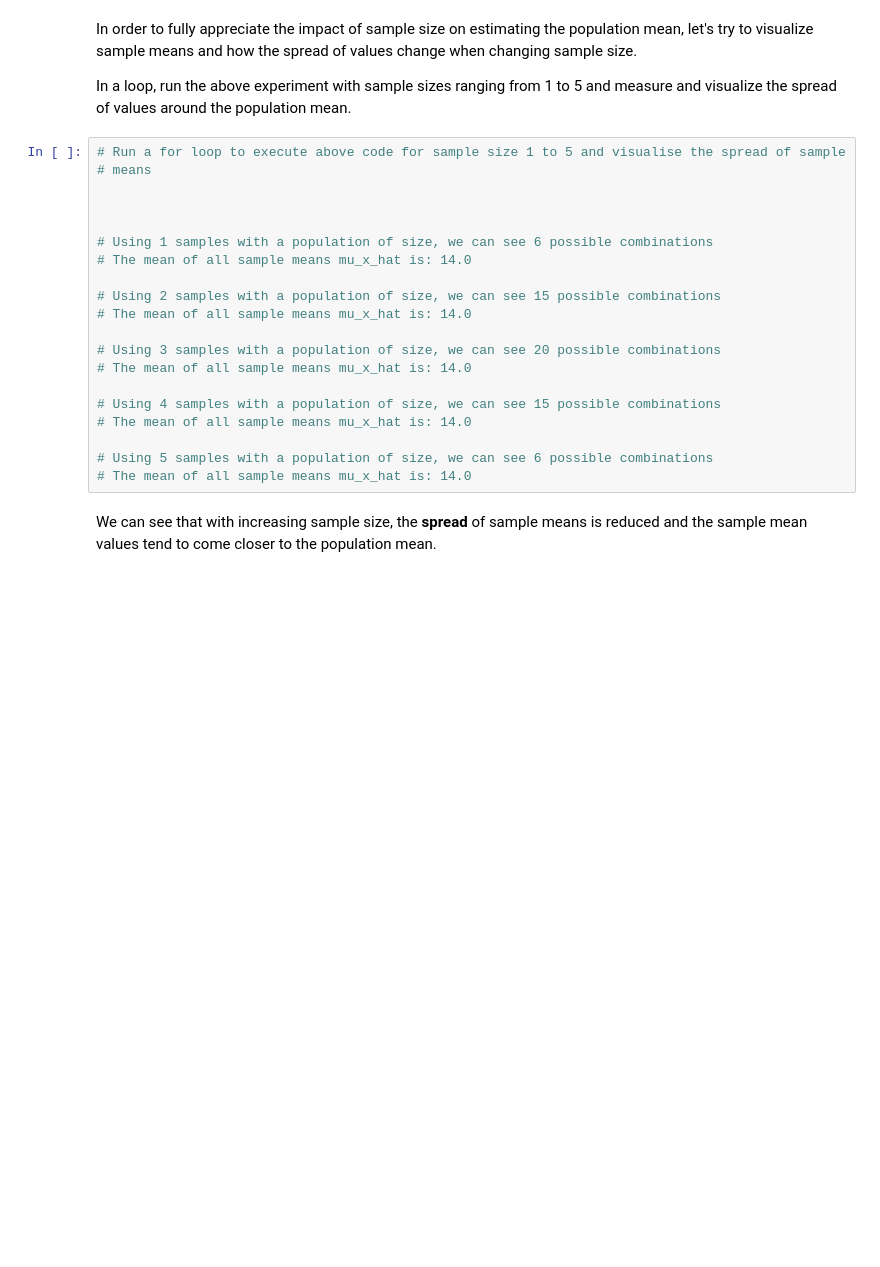
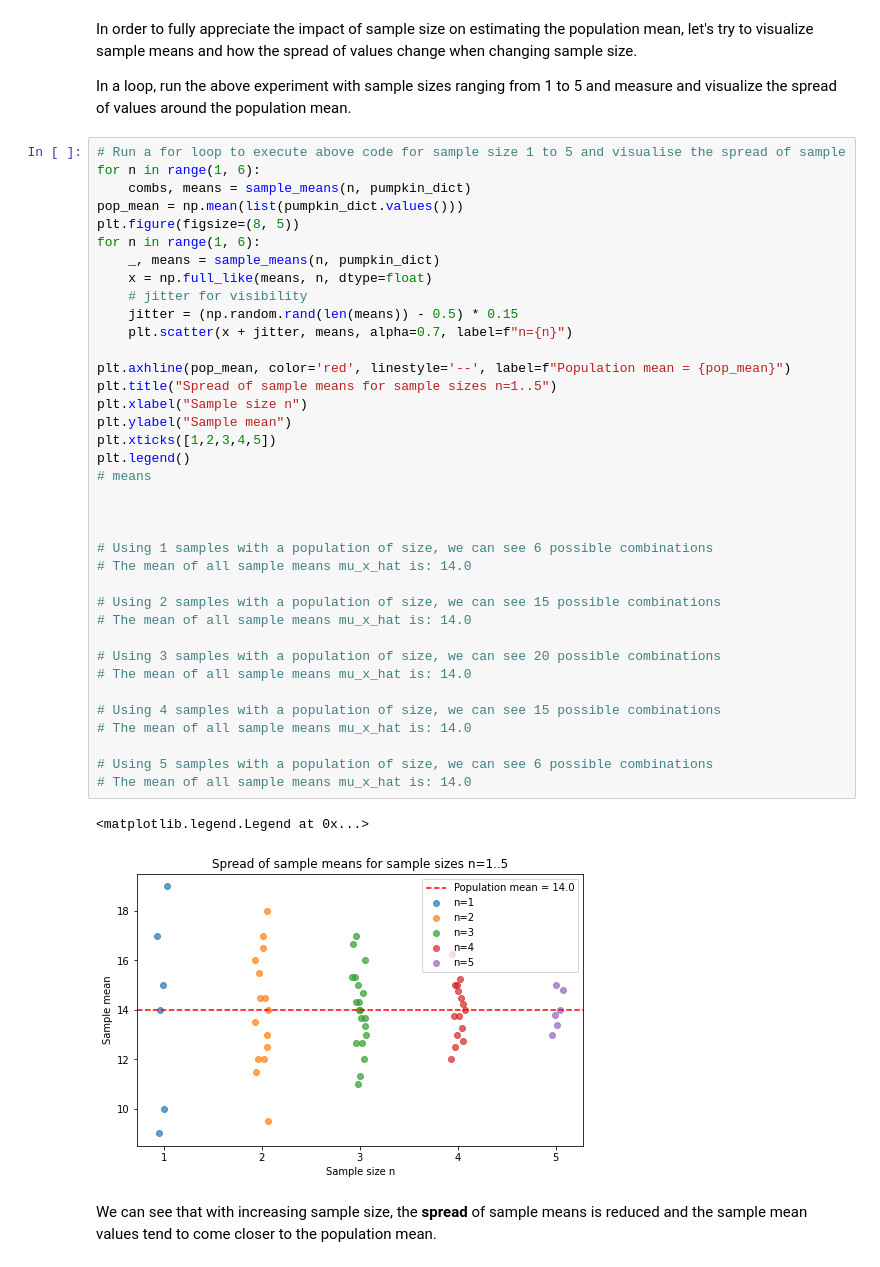
Before and after one commit to Marylyne-Ingwe/dsc-sampling-statistics-lab, a Jupyter notebook: index.ipynb, the cells around one changed output. Cells and saved outputs as stored; diff of their text form; blank space fills up the shorter version.

```diff
--- a/index.ipynb
+++ b/index.ipynb
@@ -286,24 +286,44 @@ In order to fully appreciate the impact of sample size on estimating the populat
 In a loop, run the above experiment with sample sizes ranging from 1 to 5 and measure and visualize the spread of values around the population mean.
 # %%
 # Run a for loop to execute above code for sample size 1 to 5 and visualise the spread of sample
+for n in range(1, 6):
+    combs, means = sample_means(n, pumpkin_dict)
+pop_mean = np.mean(list(pumpkin_dict.values()))
+plt.figure(figsize=(8, 5))
+for n in range(1, 6):
+    _, means = sample_means(n, pumpkin_dict)
+    x = np.full_like(means, n, dtype=float)
+    # jitter for visibility
+    jitter = (np.random.rand(len(means)) - 0.5) * 0.15
+    plt.scatter(x + jitter, means, alpha=0.7, label=f"n={n}")
+
+plt.axhline(pop_mean, color='red', linestyle='--', label=f"Population mean = {pop_mean}")
+plt.title("Spread of sample means for sample sizes n=1..5")
+plt.xlabel("Sample size n")
+plt.ylabel("Sample mean")
+plt.xticks([1,2,3,4,5])
+plt.legend()
 # means
 
 
 
 # Using 1 samples with a population of size, we can see 6 possible combinations
 # The mean of all sample means mu_x_hat is: 14.0
 
 # Using 2 samples with a population of size, we can see 15 possible combinations
 # The mean of all sample means mu_x_hat is: 14.0
 
 # Using 3 samples with a population of size, we can see 20 possible combinations
 # The mean of all sample means mu_x_hat is: 14.0
 
 # Using 4 samples with a population of size, we can see 15 possible combinations
 # The mean of all sample means mu_x_hat is: 14.0
 
 # Using 5 samples with a population of size, we can see 6 possible combinations
 # The mean of all sample means mu_x_hat is: 14.0
+# %% [output]
+<matplotlib.legend.Legend at 0x...>
+[figure, added]
 # %% [markdown]
 We can see that with increasing sample size, the **spread** of sample means is reduced and the sample mean values tend to come closer to the population mean.
 # %% [markdown]
```
Also changed, not shown: parts of 2 cells of this notebook.
